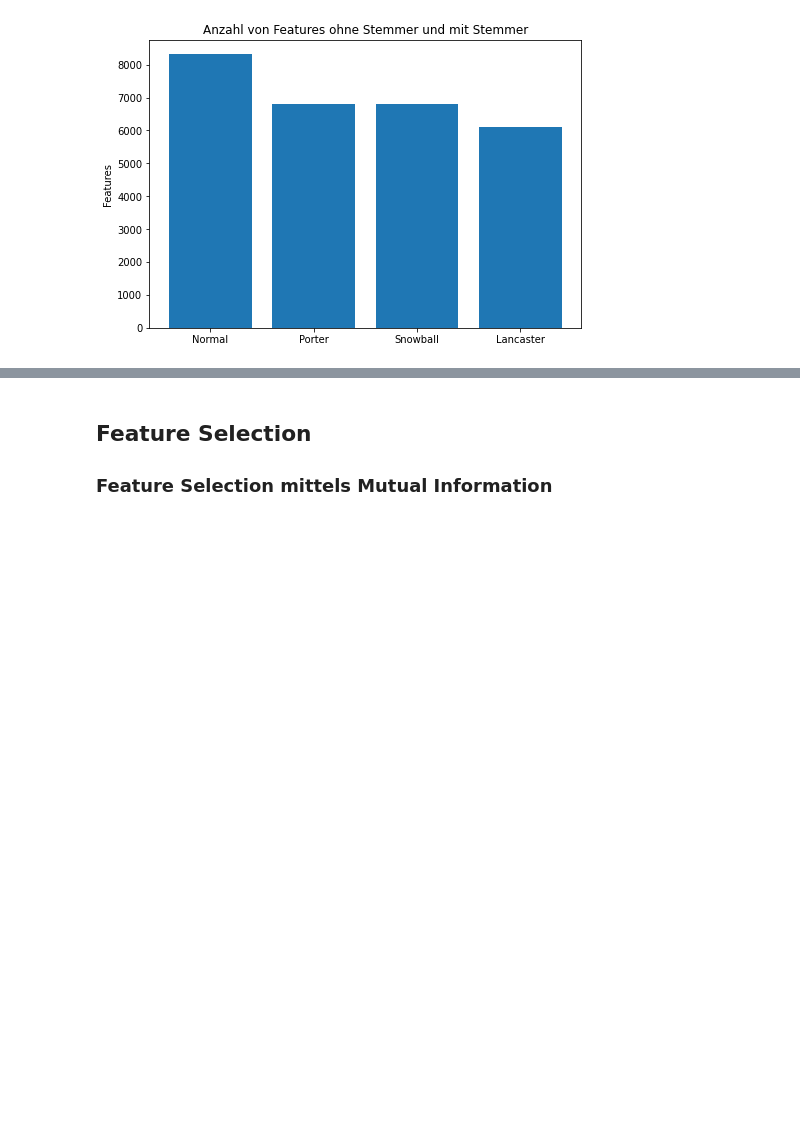
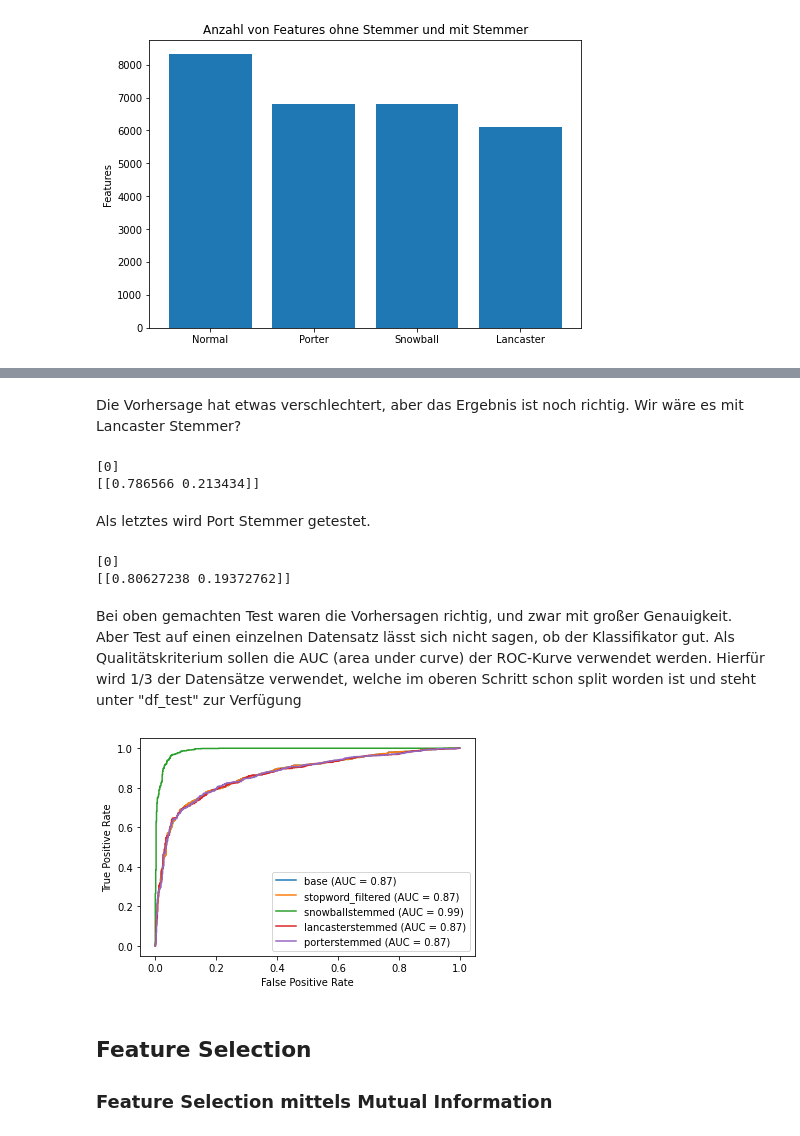
Before and after one commit to hqnguyen1997/ml-belegarbeit, a Jupyter notebook: 2020-05-belegarbeit-machinelles-lernen-template.ipynb, the cells around one changed output, grey strips where cells are left out. Drawn from its saved outputs; the diff is of its cells as text; code cells hidden in the pictures; blank space fills up the shorter version.

Commit message:
test and evaluation

```diff
--- a/2020-05-belegarbeit-machinelles-lernen-template.ipynb
+++ b/2020-05-belegarbeit-machinelles-lernen-template.ipynb
@@ -200,3 +390,79 @@ Später werden wir sehen, ob der Einsatz eines Stemmers das Ergebnis der Vorhers
+# %% [markdown]
+Die Vorhersage hat etwas verschlechtert, aber das Ergebnis ist noch richtig. Wir wäre es mit Lancaster Stemmer?
+# %%
+pipeline_lancasterstemmed = Pipeline([
+    ("union", FeatureUnion(
+        transformer_list = [
+            ("title", Pipeline([
+                ("selector", FeatureColumnSelector(name="title")),
+                ("count", CountVectorizer("english", analyzer=lancasterstemmed_words)),
+                ("tfidf", TfidfTransformer())
+            ])),
+            ("text", Pipeline([
+                ("selector", FeatureColumnSelector(name="text")),
+                ("count", CountVectorizer("english", analyzer=lancasterstemmed_words)),
+                ("tfidf", TfidfTransformer())
+            ])),
+        ],
+        transformer_weights={
+            "title": 2,
+            "text": 1,
+        },
+    )),
+    #Use naive bayes on combined features
+    ("clf", LogisticRegression())
+])
+clf_lancasterstemmed = pipeline_lancasterstemmed.fit(df_train[["title", "text"]], df_train["label"])
+print(clf_lancasterstemmed.predict(df_test_alone[["title", "text"]]))
+print(clf_lancasterstemmed.predict_proba(df_test_alone[["title", "text"]]))
+# %% [output]
+[0]
+[[0.786566 0.213434]]
+# %% [markdown]
+Als letztes wird Port Stemmer getestet.
+# %%
+pipeline_porterstemmed = Pipeline([
+    ("union", FeatureUnion(
+        transformer_list = [
+            # Pipeline for pulling features "title" and "text"
+            ("title", Pipeline([
+                ("selector", FeatureColumnSelector(name="title")),
+                ("count", CountVectorizer("english", analyzer=porterstemmed_words)),
+                ("tfidf", TfidfTransformer())
+            ])),
+            ("text", Pipeline([
+                ("selector", FeatureColumnSelector(name="text")),
+                ("count", CountVectorizer("english", analyzer=porterstemmed_words)),
+                ("tfidf", TfidfTransformer())
+            ])),
+        ],
+        # weights of each feature column
+        transformer_weights={
+            "title": 2,
+            "text": 1,
+        },
+    )),
+    #Use naive bayes on combined features
+    ("clf", LogisticRegression())
+])
+clf_porterstemmed = pipeline_porterstemmed.fit(df_train[["title", "text"]], df_train["label"])
+print(clf_porterstemmed.predict(df_test_alone[["title", "text"]]))
+print(clf_porterstemmed.predict_proba(df_test_alone[["title", "text"]]))
+# %% [output]
+[0]
+[[0.80627238 0.19372762]]
+# %% [markdown]
+Bei oben gemachten Test waren die Vorhersagen richtig, und zwar mit großer Genauigkeit. Aber Test auf einen einzelnen Datensatz lässt sich nicht sagen, ob der Klassifikator gut. Als Qualitätskriterium sollen die AUC (area under curve) der ROC-Kurve verwendet werden. Hierfür wird 1/3 der Datensätze verwendet, welche im oberen Schritt schon split worden ist und steht unter "df_test" zur Verfügung
+# %%
+roc = metrics.plot_roc_curve(pipeline, df_test[["title", "text"]], df_test["label"],  name="base")
+roc = metrics.plot_roc_curve(pipeline_stopwords_filtered, df_test[["title", "text"]], df_test["label"],  name="stopword_filtered", ax=roc.ax_)
+roc = metrics.plot_roc_curve(pipeline_snowballstemmed, df_test[["title", "text"]], df_test["label"],  name="snowballstemmed", ax=roc.ax_)
+roc = metrics.plot_roc_curve(pipeline_lancasterstemmed, df_test[["title", "text"]], df_test["label"],  name="lancasterstemmed", ax=roc.ax_)
+roc = metrics.plot_roc_curve(pipeline_porterstemmed, df_test[["title", "text"]], df_test["label"],  name="porterstemmed", ax=roc.ax_)
+
+plt.show()
+# %% [output]
+[figure, added]
 # %% [markdown]
 ## Feature Selection
 ### Feature Selection mittels Mutual Information
```
Also changed, not shown: parts of 15 cells of this notebook, 1 other file.
